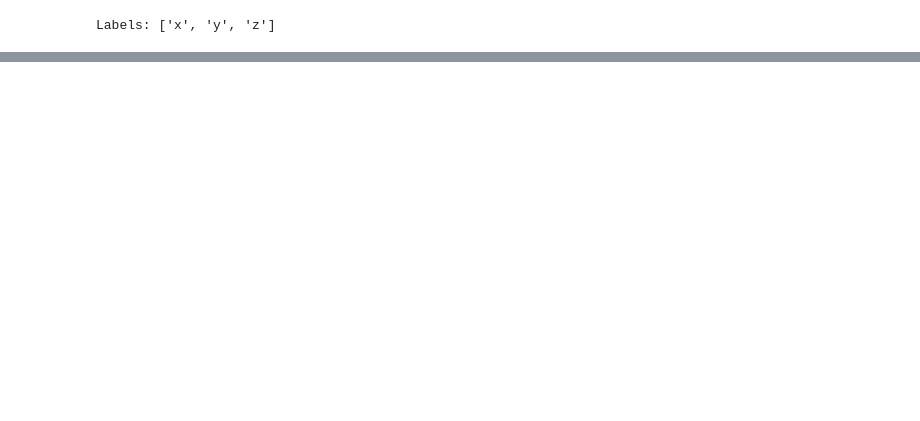
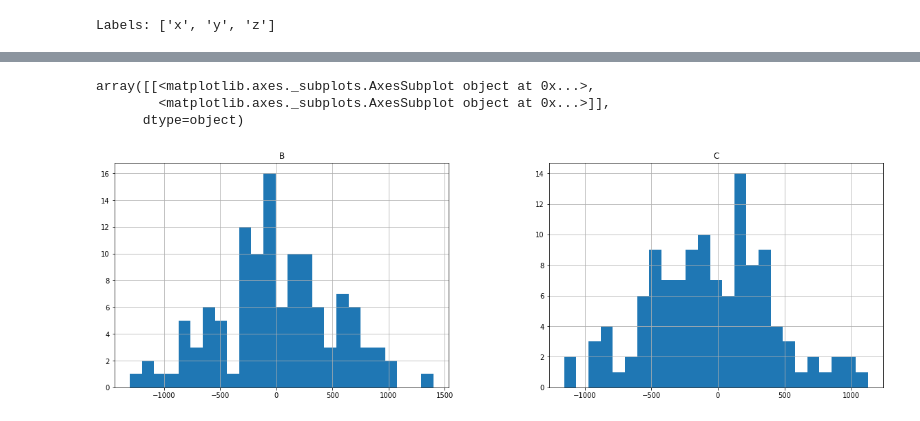
Before and after one commit to VishalKotian/QXI_DataScience_Vishal, a Jupyter notebook: Unit1_PythonBasics/FileOperations.ipynb, the cells around one changed output, grey strips where cells are left out. Saved outputs shown, nothing was run; the diff lists cells and outputs as text; code cells hidden in the pictures; blank space fills up the shorter version.

```diff
--- a/Unit1_PythonBasics/FileOperations.ipynb
+++ b/Unit1_PythonBasics/FileOperations.ipynb
@@ -35,0 +1350,7 @@ Dictionary: {'x': 3, 'y': 4, 'z': 5}
+# %%
+df1.hist(column=['B','C'],bins=25,figsize= (20,6))
+# %% [output]
+array([[<matplotlib.axes._subplots.AxesSubplot object at 0x...>,
+        <matplotlib.axes._subplots.AxesSubplot object at 0x...>]],
+      dtype=object)
+[figure, added]
```
Also changed, not shown: parts of 554 cells of this notebook, 16 other files.
